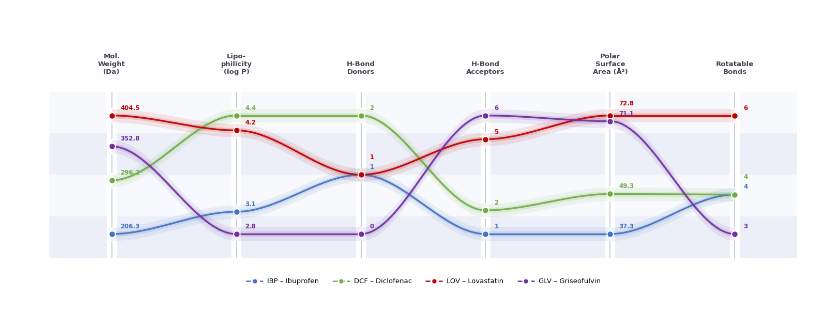
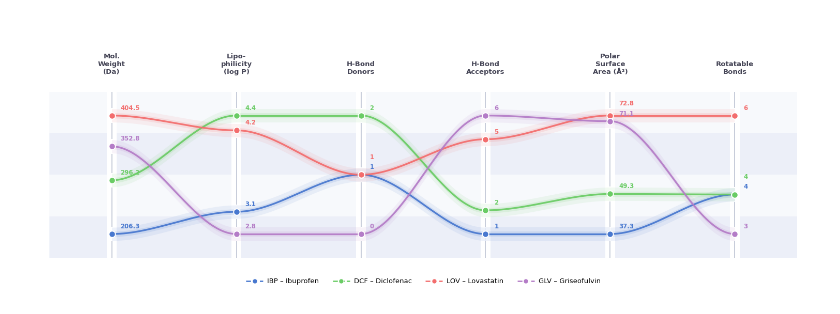
Before and after one commit to zeqingbaosdl5/drug-surfactant, a Jupyter notebook: data_analysis/data_analysis.ipynb, the cells around one changed output. Drawn from its saved outputs; the diff is of its cells as text; code cells hidden in the pictures.

```diff
--- a/data_analysis/data_analysis.ipynb
+++ b/data_analysis/data_analysis.ipynb
@@ -372,6 +361,7 @@ def drug_visualization(drug_dict):
 
     # Office 2019 accent palette: blue / green / red / purple
     colors = ['#4472C4', '#70AD47', '#C00000', '#7030A0']
+    colors = ['#4878CF', '#6ACC65', '#F36D6D', '#B47CC7']
     n_axes = len(prop_keys)
     xs     = np.arange(n_axes, dtype=float)
 
@@ -490,31 +480,34 @@ def drug_visualization(drug_dict):
             ax.text(xi + 0.07, y_text, str(raw_val),
                     fontsize=8.5, color=color, ha='left', va='bottom',
                     fontweight='bold', zorder=7)
 
     # ── Column headers ────────────────────────────────────────────────
     for xi, label in zip(xs, axes_labels):
         ax.text(xi, 1.10, label, ha='center', va='bottom',
                 fontsize=9.5, fontweight='bold', color='#444455',
                 multialignment='center', zorder=8)
 
     # ── Legend ────────────────────────────────────────────────────────
     legend_handles = [
         plt.Line2D([0], [0], color=colors[i], lw=1.8, linestyle='--',
                    marker='o', markersize=7,
                    markerfacecolor=colors[i], markeredgecolor='white',
                    markeredgewidth=1.0,
                    label=f'{abbrs[i]} \u2013 {data[abbrs[i]]["full_name"]}')
         for i in range(len(abbrs))
     ]
     ax.legend(handles=legend_handles, loc='lower center',
               bbox_to_anchor=(0.5, 0.0), ncol=len(abbrs),
               fontsize=9.5, frameon=False,
               handlelength=2.5, handletextpad=0.6, columnspacing=2.0)
 
     fig.tight_layout()
     plt.show()
 
+    save_path = f'figures/drug_properties.png'
+    fig.savefig(save_path, dpi=300, bbox_inches='tight', facecolor=fig.get_facecolor())
+
 
 drug_visualization(drug_dict)
 # %% [output]
-[figure, old version]
+[figure, new version]
```
Also changed, not shown: parts of 16 cells of this notebook, 4 other files.
